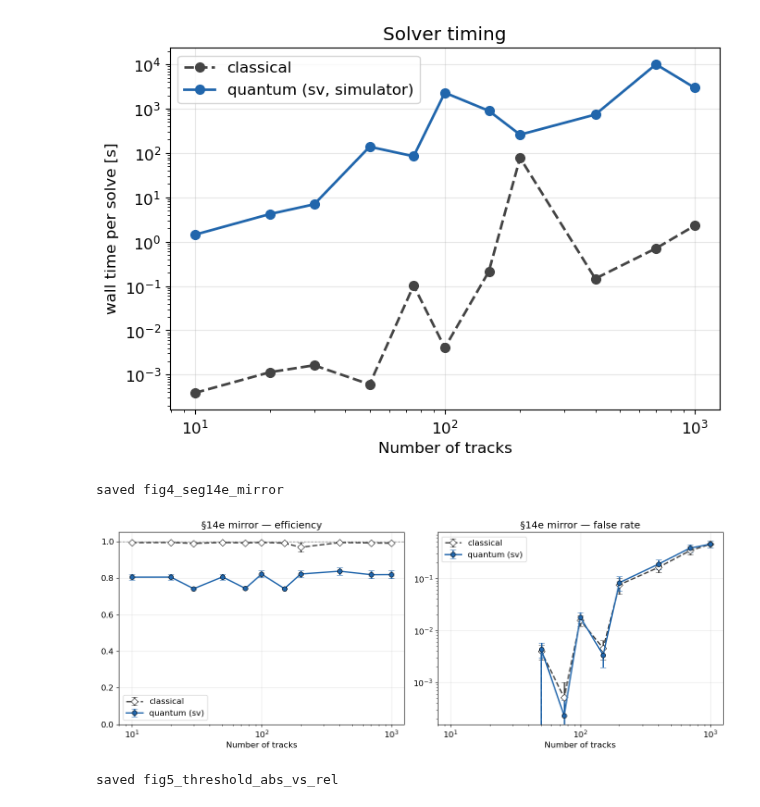
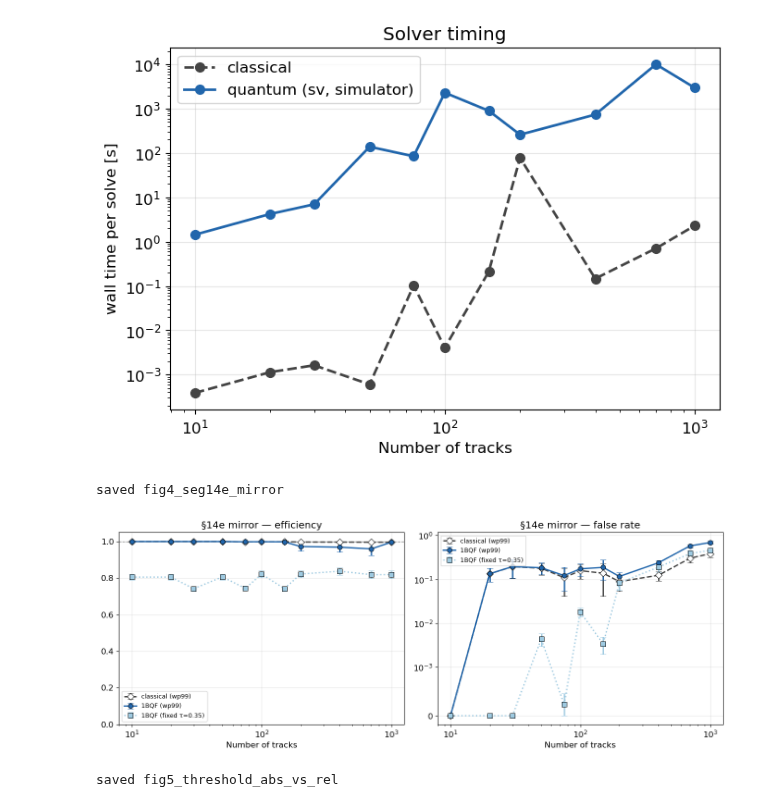
Before and after one commit to GeorgeWilliam1999/Quantum_Track_Reconstruction, a Jupyter notebook: Toy_Characterisation/Verify_new_results/Quantum_segment_level_store.ipynb, the cells around one changed output. Cells and saved outputs as stored; diff of their text form; code cells hidden in the pictures.

```diff
--- a/Toy_Characterisation/Verify_new_results/Quantum_segment_level_store.ipynb
+++ b/Toy_Characterisation/Verify_new_results/Quantum_segment_level_store.ipynb
@@ -100,17 +136,27 @@ fig.tight_layout(); _save(fig,'fig3_timing'); plt.show()
 saved fig3_timing
 [figure]
 # %%
-# Fig 4 — §14e mirror: efficiency & false rate, classical vs quantum (statevector)
+# Fig 4 — §14e mirror: efficiency & false rate, classical vs 1BQF.
+# HEADLINE = wp99 working point; faded = fixed τ=0.35 diagnostic (1BQF ~75% plateau).
+hwp = 'eff_Q_wp_mean' in agg.columns
 fig, ax = plt.subplots(1,2, figsize=(13,5))
-_err(ax[0],agg,'eff_C','D--',cC,'classical',mfc='white'); _err(ax[0],agg,'eff_Q','o-',cQ,'quantum (sv)')
-ax[0].axhline(1,color='gray',ls='--',lw=1); ax[0].set_ylim(0,1.05); ax[0].set_title('§14e mirror — efficiency'); ax[0].legend(loc='lower left')
-_err(ax[1],agg,'far_C','D--',cC,'classical',mfc='white'); _err(ax[1],agg,'far_Q','o-',cQ,'quantum (sv)')
-ax[1].set_yscale('log'); ax[1].set_title('§14e mirror — false rate'); ax[1].legend(loc='upper left')
+if hwp:
+    _err(ax[0],agg,'eff_C_wp','D--',cC,'classical (wp99)',mfc='white')
+    _err(ax[0],agg,'eff_Q_wp','o-',cQ,'1BQF (wp99)')
+    _err(ax[0],agg,'eff_Q','s:',cQ_fix,'1BQF (fixed τ=0.35)')
+    _err(ax[1],agg,'far_C_wp','D--',cC,'classical (wp99)',mfc='white')
+    _err(ax[1],agg,'far_Q_wp','o-',cQ,'1BQF (wp99)')
+    _err(ax[1],agg,'far_Q','s:',cQ_fix,'1BQF (fixed τ=0.35)')
+else:
+    _err(ax[0],agg,'eff_C','D--',cC,'classical',mfc='white'); _err(ax[0],agg,'eff_Q','o-',cQ,'1BQF')
+    _err(ax[1],agg,'far_C','D--',cC,'classical',mfc='white'); _err(ax[1],agg,'far_Q','o-',cQ,'1BQF')
+ax[0].axhline(1,color='gray',ls='--',lw=1); ax[0].set_ylim(0,1.05); ax[0].set_title('§14e mirror — efficiency'); ax[0].legend(loc='lower left', fontsize=9)
+ax[1].set_yscale('symlog',linthresh=1e-3); ax[1].set_title('§14e mirror — false rate'); ax[1].legend(loc='upper left', fontsize=9)
 for a in ax: a.set_xlabel('Number of tracks'); a.set_xscale('log')
 fig.tight_layout(); _save(fig,'fig4_seg14e_mirror'); plt.show()
 # %% [output]
 saved fig4_seg14e_mirror
-[figure, old version]
+[figure, new version]
 # %%
 # Fig 5 — threshold fix: quantum absolute tau=0.35 vs relative tau*max (from raw vectors)
 tau=V.threshold(); rows=[]
```
Also changed, not shown: parts of 4 cells of this notebook, 44 other files.
